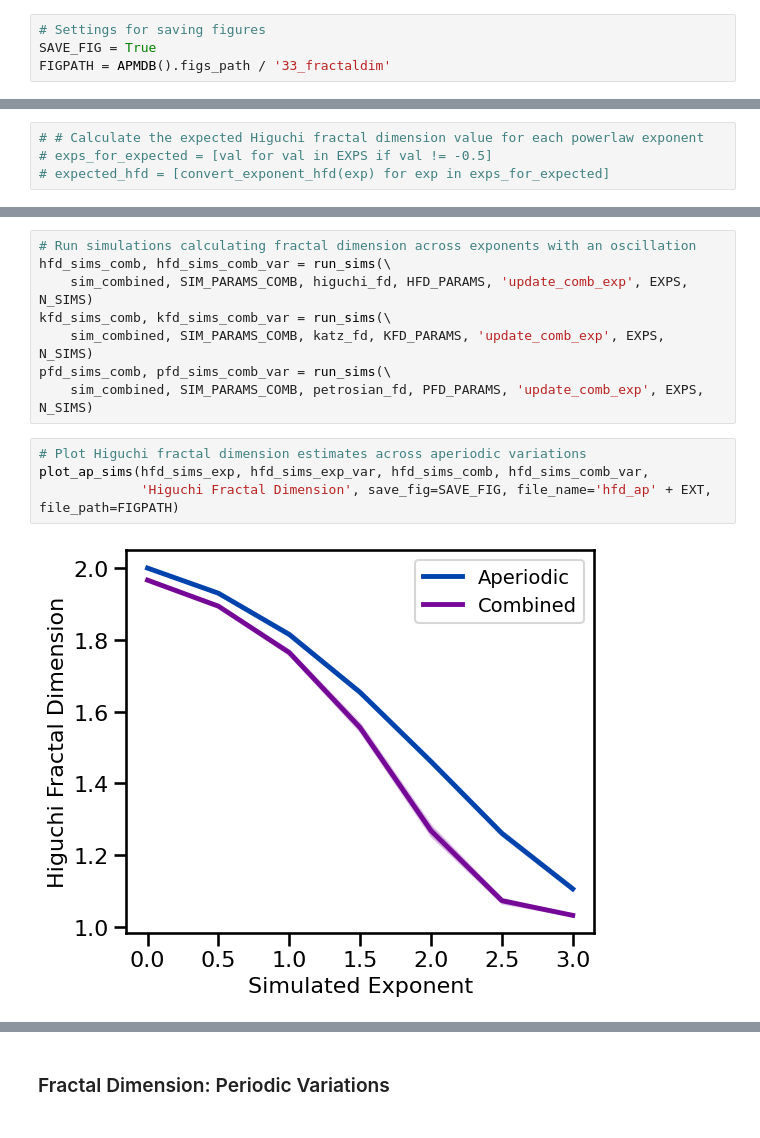
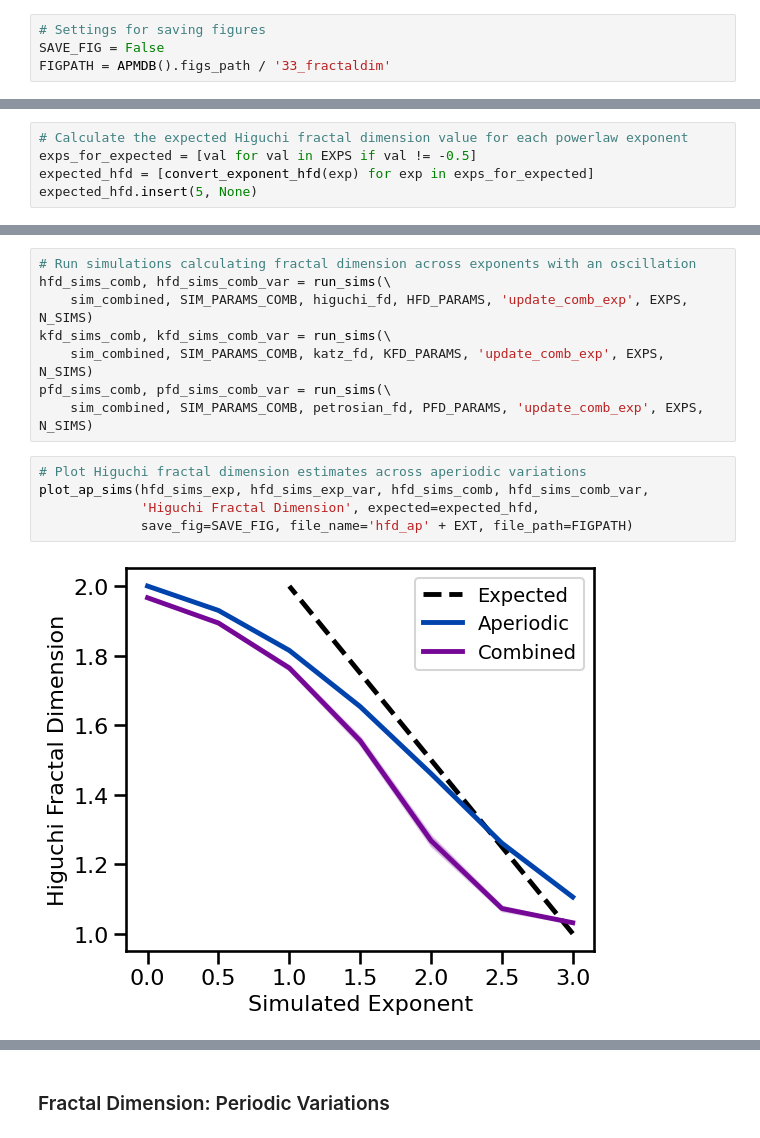
Before and after one commit to AperiodicMethods/AperiodicMethods, a Jupyter notebook: notebooks/33-FractalDimension.ipynb, the cells around one changed output, grey strips where cells are left out. Saved outputs shown, nothing was run; the diff lists cells and outputs as text.

```diff
--- a/notebooks/33-FractalDimension.ipynb
+++ b/notebooks/33-FractalDimension.ipynb
@@ -36,7 +36,7 @@ sns.set_context('talk')
 set_random_seed(111)
 # %%
 # Settings for saving figures
-SAVE_FIG = True
+SAVE_FIG = False
 FIGPATH = APMDB().figs_path / '33_fractaldim'
 # %%
 # Settings for loading simulations
@@ -100,9 +100,10 @@ Petrosian fractal dimension:
 # %% [markdown]
 ### Fractal Dimension: Aperiodic Variations
 # %%
-# # Calculate the expected Higuchi fractal dimension value for each powerlaw exponent
-# exps_for_expected = [val for val in EXPS if val != -0.5]
-# expected_hfd = [convert_exponent_hfd(exp) for exp in exps_for_expected]
+# Calculate the expected Higuchi fractal dimension value for each powerlaw exponent
+exps_for_expected = [val for val in EXPS if val != -0.5]
+expected_hfd = [convert_exponent_hfd(exp) for exp in exps_for_expected]
+expected_hfd.insert(5, None)
 # %%
 # Run simulations calculating fractal dimension across exponents
 hfd_sims_exp, hfd_sims_exp_var = run_sims(\
@@ -122,9 +123,10 @@ pfd_sims_comb, pfd_sims_comb_var = run_sims(\
 # %%
 # Plot Higuchi fractal dimension estimates across aperiodic variations
 plot_ap_sims(hfd_sims_exp, hfd_sims_exp_var, hfd_sims_comb, hfd_sims_comb_var,
-             'Higuchi Fractal Dimension', save_fig=SAVE_FIG, file_name='hfd_ap' + EXT, file_path=FIGPATH)
+             'Higuchi Fractal Dimension', expected=expected_hfd,
+             save_fig=SAVE_FIG, file_name='hfd_ap' + EXT, file_path=FIGPATH)
 # %% [output]
-[figure, old version]
+[figure, new version]
 # %%
 # Plot Katz fractal dimension estimates across aperiodic variations
 plot_ap_sims(kfd_sims_exp, kfd_sims_exp_var, kfd_sims_comb, kfd_sims_comb_var,
```
Also changed, not shown: parts of 8 cells of this notebook, 5 other files.
